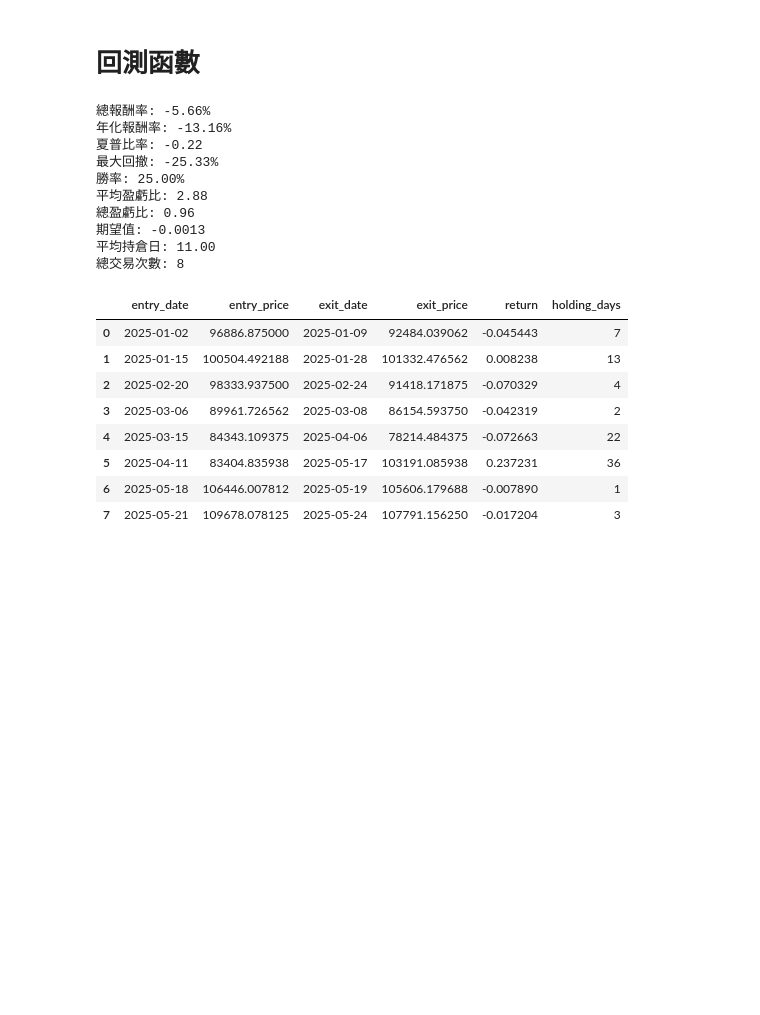
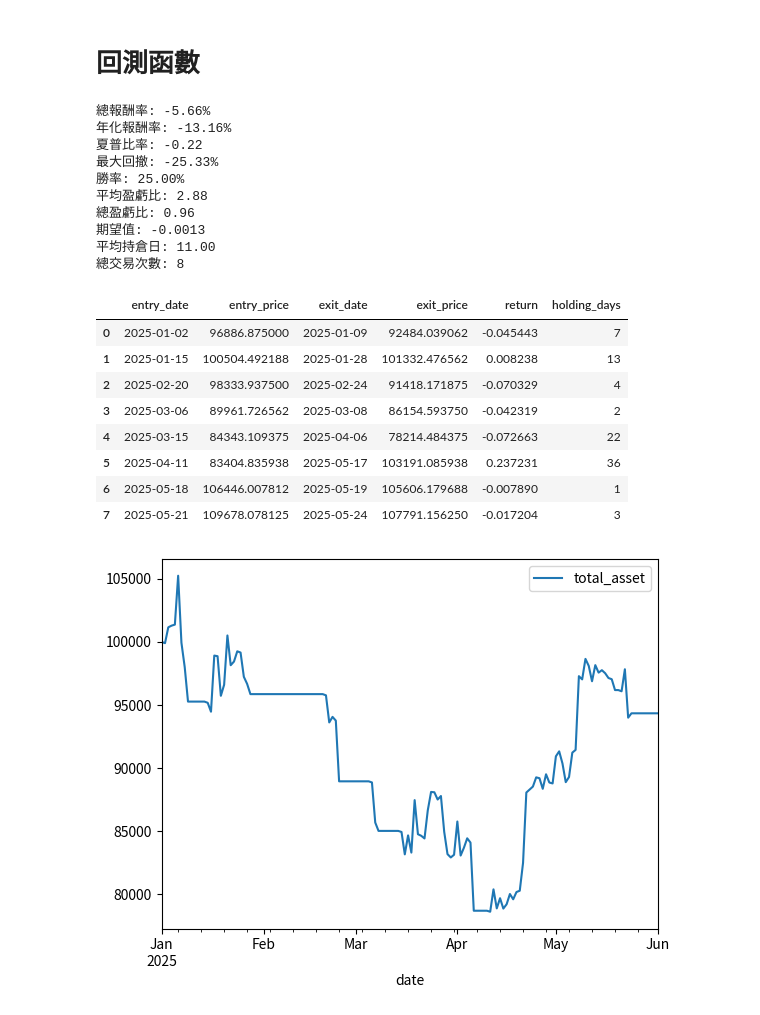
Before and after one commit to skywalker0803r/AlphaCoin, a Jupyter notebook: 第三章(回測函數).ipynb, the cells around one changed output. Drawn from its saved outputs; the diff is of its cells as text; code cells hidden in the pictures; blank space fills up the shorter version.

```diff
--- a/第三章(回測函數).ipynb
+++ b/第三章(回測函數).ipynb
@@ -317,33 +317,35 @@ print(f"總報酬率: {result['total_return']:.2%}")
 print(f"年化報酬率: {result['cagr']:.2%}")
 print(f"夏普比率: {result['sharpe_ratio']:.2f}")
 print(f"最大回撤: {result['max_drawdown']:.2%}")
 print(f"勝率: {result['win_rate']:.2%}")
 print(f"平均盈虧比: {result['profit_loss_ratio_avg']:.2f}")
 print(f"總盈虧比: {result['profit_loss_ratio_total']:.2f}")
 print(f"期望值: {result['expectancy']:.4f}")
 print(f"平均持倉日: {result['avg_holding_days']:.2f}")
 print(f"總交易次數: {result['num_trades']}")
+result['asset_curve'].plot()
 result['trades']
 # %% [output]
 總報酬率: -5.66%
 年化報酬率: -13.16%
 夏普比率: -0.22
 最大回撤: -25.33%
 勝率: 25.00%
 平均盈虧比: 2.88
 總盈虧比: 0.96
 期望值: -0.0013
 平均持倉日: 11.00
 總交易次數: 8
 |  | entry_date | entry_price | exit_date | exit_price | return | holding_days |
 | 0 | 2025-01-02 | 96886.875000 | 2025-01-09 | 92484.039062 | -0.045443 | 7 |
 | 1 | 2025-01-15 | 100504.492188 | 2025-01-28 | 101332.476562 | 0.008238 | 13 |
 | 2 | 2025-02-20 | 98333.937500 | 2025-02-24 | 91418.171875 | -0.070329 | 4 |
 | 3 | 2025-03-06 | 89961.726562 | 2025-03-08 | 86154.593750 | -0.042319 | 2 |
 | 4 | 2025-03-15 | 84343.109375 | 2025-04-06 | 78214.484375 | -0.072663 | 22 |
 | 5 | 2025-04-11 | 83404.835938 | 2025-05-17 | 103191.085938 | 0.237231 | 36 |
 | 6 | 2025-05-18 | 106446.007812 | 2025-05-19 | 105606.179688 | -0.007890 | 1 |
 | 7 | 2025-05-21 | 109678.078125 | 2025-05-24 | 107791.156250 | -0.017204 | 3 |
+[figure, added]
 # %%
 import warnings
 warnings.filterwarnings("ignore")
```
Also changed, not shown: parts of 3 cells of this notebook.
